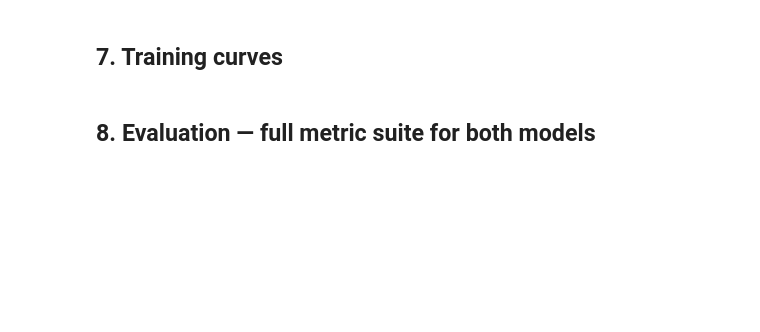
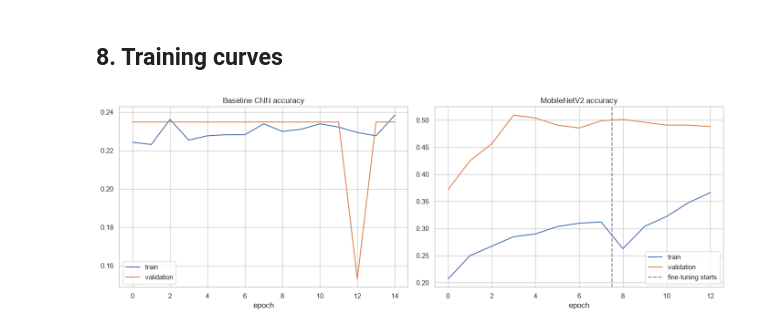
Before and after one commit to alusamuel/RurangaSort-AI, a Jupyter notebook: notebook/rurangasort_training.ipynb, the cells around one changed output. Cells and saved outputs as stored; diff of their text form; code cells hidden in the pictures; blank space fills up the shorter version.

```diff
--- a/notebook/rurangasort_training.ipynb
+++ b/notebook/rurangasort_training.ipynb
@@ -106,6 +195,6 @@ from src.training import load_datasets
 
 train_ds, val_ds, test_ds, class_names = load_datasets(
     ROOT_DIR / settings.data_train_dir, ROOT_DIR / settings.data_validation_dir, ROOT_DIR / settings.data_test_dir,
-    batch_size=16,
+    batch_size=32,
 )
-print("Class names:", class_names)
+print("Class names (in the order the model will output them):", class_names)
@@ -119,6 +215,6 @@ baseline_model = build_baseline_cnn(num_classes=len(class_names))
 baseline_model.summary()
 
 baseline_history = baseline_model.fit(
-    train_ds, validation_data=val_ds, epochs=10,
+    train_ds, validation_data=val_ds, epochs=15,
     callbacks=[tf.keras.callbacks.EarlyStopping(monitor="val_loss", patience=4, restore_best_weights=True)],
 )
@@ -141,21 +281,23 @@ mobilenet_history_fine_tune = mobilenet_model.fit(
 # %% [markdown]
-## 7. Training curves
+## 8. Training curves
 # %%
 fig, axes = plt.subplots(1, 2, figsize=(14, 5))
 axes[0].plot(baseline_history.history["accuracy"], label="train")
 axes[0].plot(baseline_history.history["val_accuracy"], label="validation")
 axes[0].set_title("Baseline CNN accuracy")
+axes[0].set_xlabel("epoch")
 axes[0].legend()
 
 mn_acc = mobilenet_history_head.history["accuracy"] + mobilenet_history_fine_tune.history["accuracy"]
 mn_val_acc = mobilenet_history_head.history["val_accuracy"] + mobilenet_history_fine_tune.history["val_accuracy"]
 axes[1].plot(mn_acc, label="train")
 axes[1].plot(mn_val_acc, label="validation")
-axes[1].axvline(len(mobilenet_history_head.history["accuracy"]) - 0.5, color="grey", linestyle="--", label="fine-tune starts")
+axes[1].axvline(len(mobilenet_history_head.history["accuracy"]) - 0.5, color="grey", linestyle="--", label="fine-tuning starts")
 axes[1].set_title("MobileNetV2 accuracy")
+axes[1].set_xlabel("epoch")
 axes[1].legend()
 plt.tight_layout()
 plt.savefig(ROOT_DIR / "reports" / "figures" / "training_curves.png", dpi=120)
 plt.show()
+# %% [output]
+[figure, added]
-# %% [markdown]
-## 8. Evaluation — full metric suite for both models
```
Also changed, not shown: parts of 45 cells of this notebook, 1 other file.
